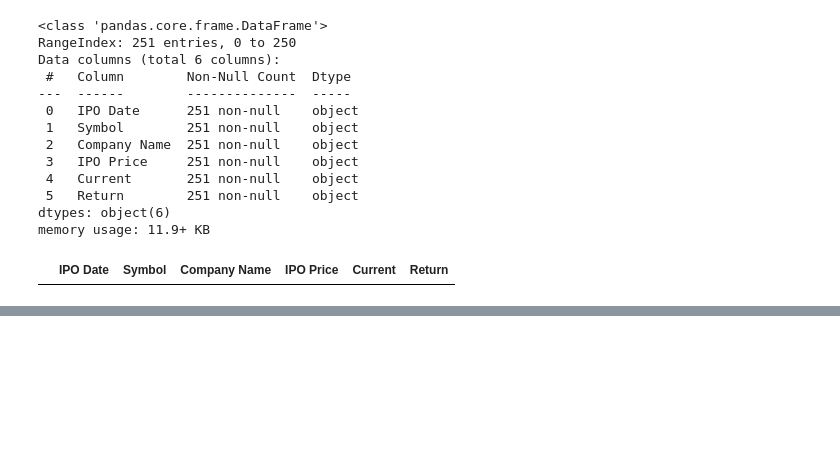
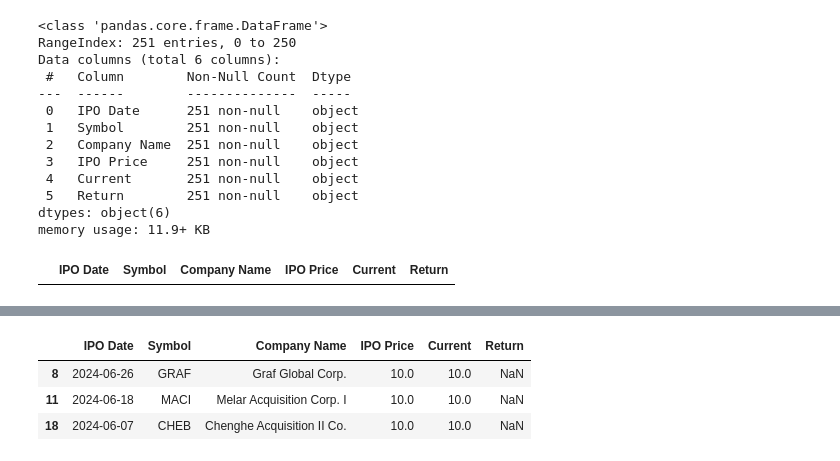
Before and after one commit to kibetamos/stock-markets-analytics-zoomcamp, a Jupyter notebook: Project/project.ipynb, the cells around one changed output, grey strips where cells are left out. Drawn from its saved outputs; the diff is of its cells as text; code cells hidden in the pictures; blank space fills up the shorter version.

```diff
--- a/Project/project.ipynb
+++ b/Project/project.ipynb
@@ -122,0 +165,8 @@ missing_prices_df
+# %%
+# Do you want to leave the record or not?
+stacked_ipos_df[stacked_ipos_df.Return.isnull()]
+# %% [output]
+|  | IPO Date | Symbol | Company Name | IPO Price | Current | Return |
+| 8 | 2024-06-26 | GRAF | Graf Global Corp. | 10.0 | 10.0 | NaN |
+| 11 | 2024-06-18 | MACI | Melar Acquisition Corp. I | 10.0 | 10.0 | NaN |
+| 18 | 2024-06-07 | CHEB | Chenghe Acquisition II Co. | 10.0 | 10.0 | NaN |
```
Also changed, not shown: parts of 9 cells of this notebook.
